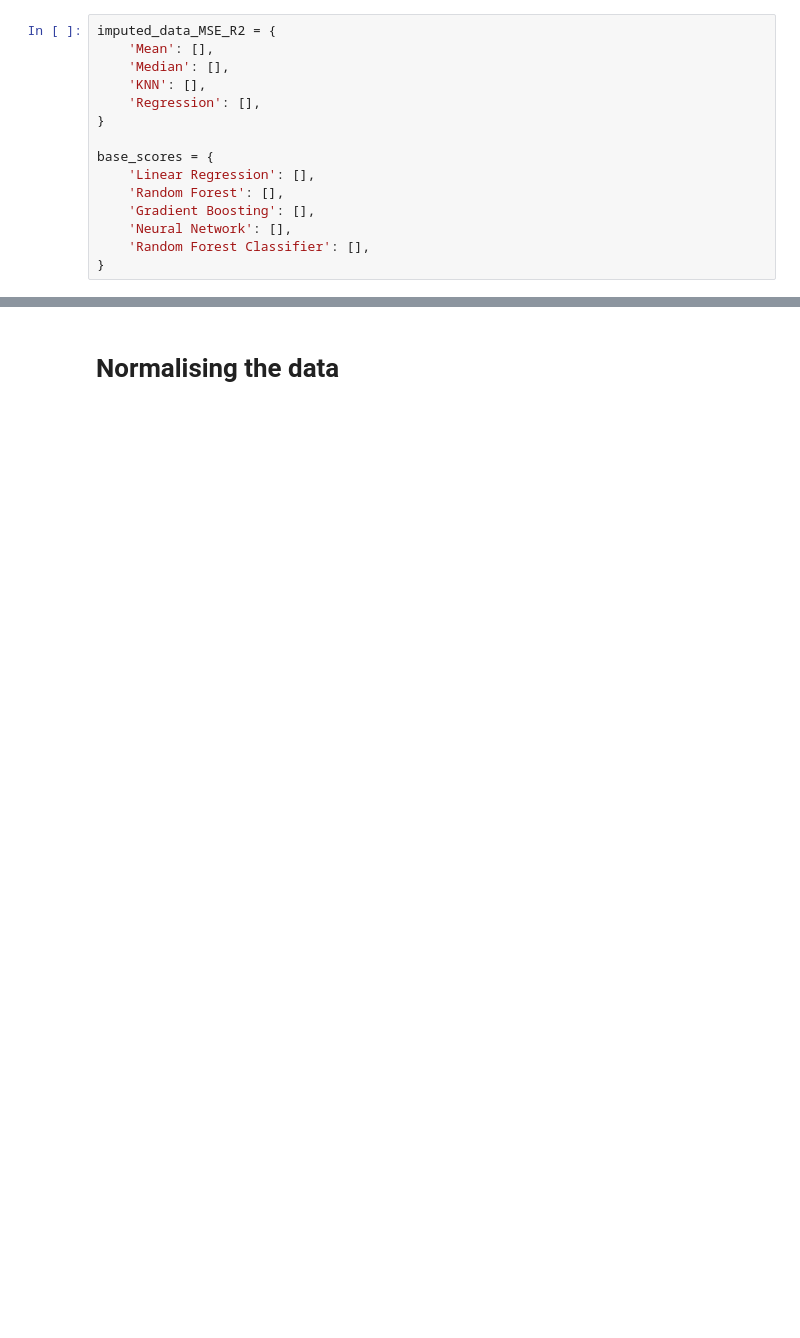
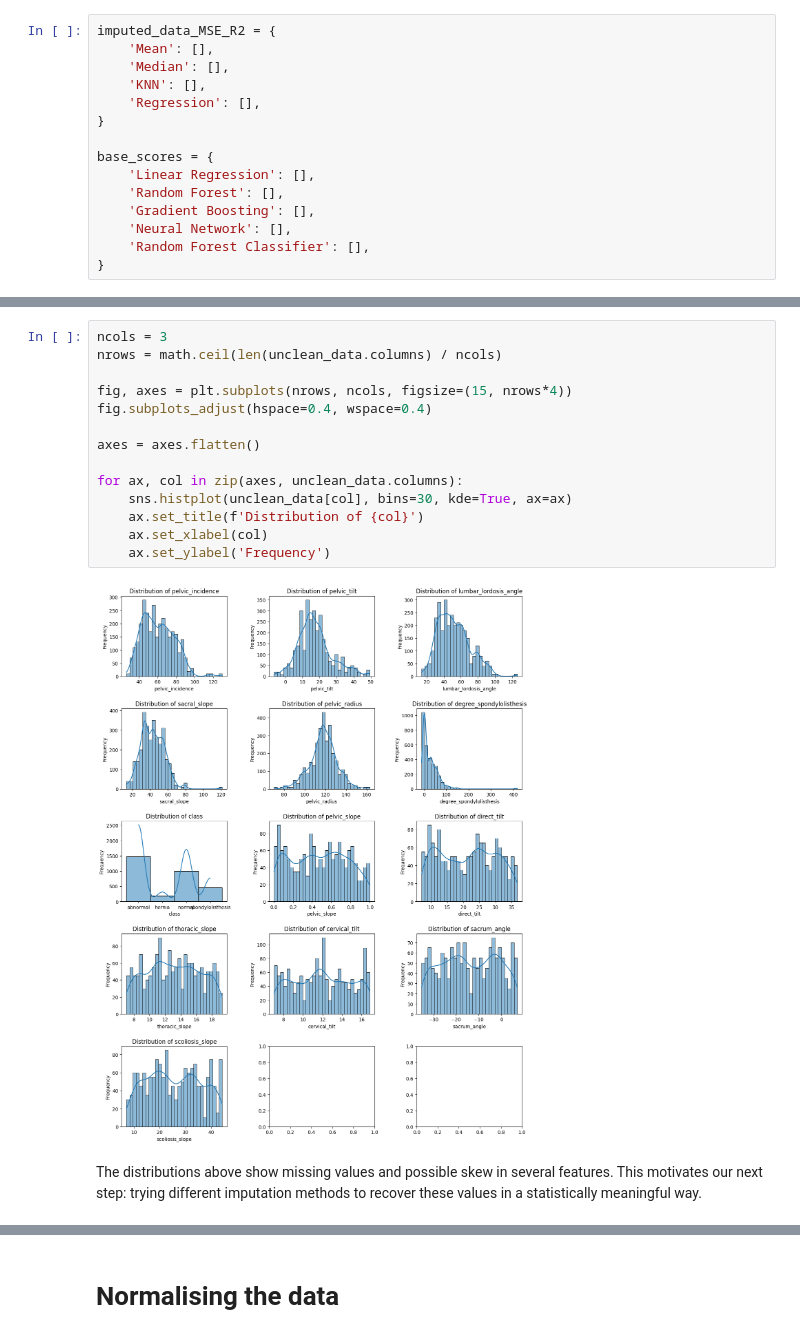
Before and after one commit to DSkilton/ML_Approaches_for_Predicting_Spinal_Disorders, a Jupyter notebook: main.ipynb, the cells around one changed output, grey strips where cells are left out. Saved outputs shown, nothing was run; the diff lists cells and outputs as text; blank space fills up the shorter version.

```diff
--- a/main.ipynb
+++ b/main.ipynb
@@ -57,3 +70,21 @@ unclean_data.head()
+# %%
+ncols = 3
+nrows = math.ceil(len(unclean_data.columns) / ncols)
+
+fig, axes = plt.subplots(nrows, ncols, figsize=(15, nrows*4))
+fig.subplots_adjust(hspace=0.4, wspace=0.4)
+
+axes = axes.flatten()
+
+for ax, col in zip(axes, unclean_data.columns):
+    sns.histplot(unclean_data[col], bins=30, kde=True, ax=ax)
+    ax.set_title(f'Distribution of {col}')
+    ax.set_xlabel(col)
+    ax.set_ylabel('Frequency')
+# %% [output]
+[figure, added]
+# %% [markdown]
+The distributions above show missing values and possible skew in several features. This motivates our next step: trying different imputation methods to recover these values in a statistically meaningful way.
 # %% [markdown]
 This data has 6 columns with approximately half having accurate float information and the remaining half is recorded as NaN. There are several options we can explore.
 
```
Also changed, not shown: parts of 52 cells of this notebook, 2 other files.
